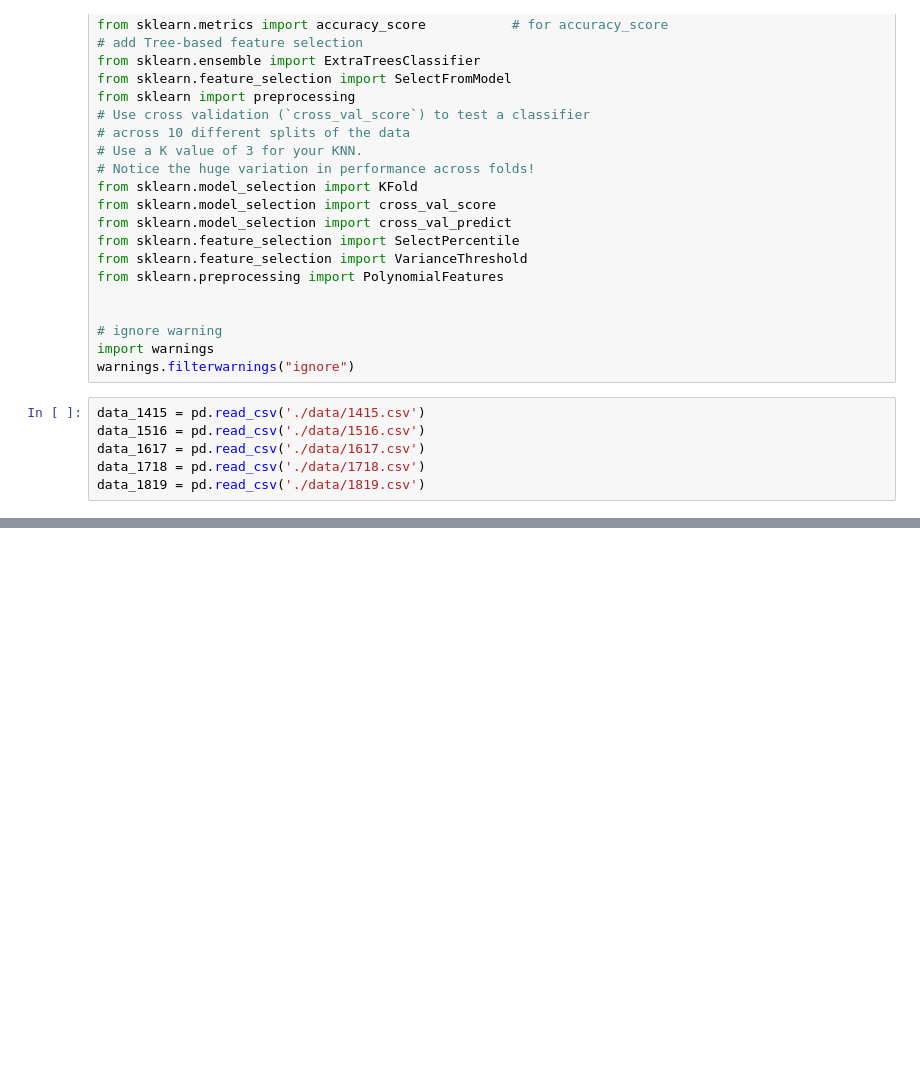
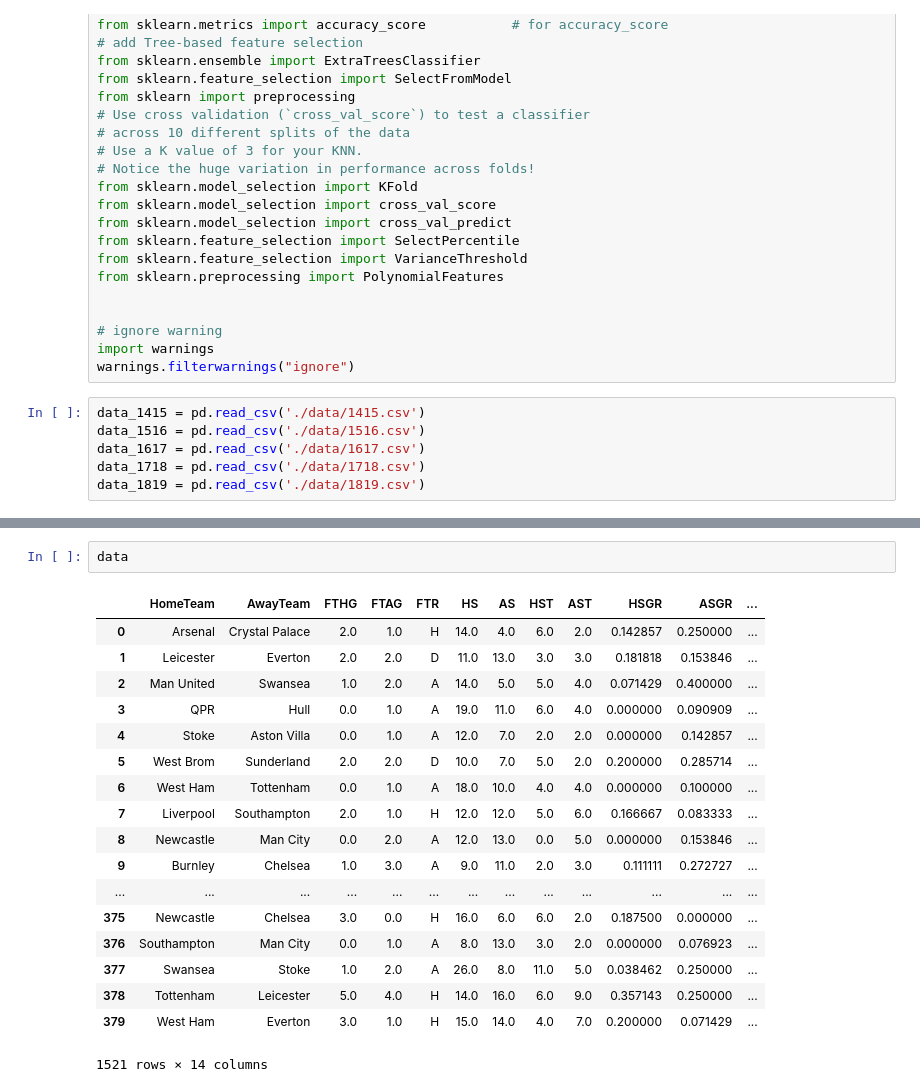
Before and after one commit to info370a-w19-finalproject2/final_project, a Jupyter notebook: won_report.ipynb, the cells around one changed output, grey strips where cells are left out. Saved outputs shown, nothing was run; the diff lists cells and outputs as text; blank space fills up the shorter version.

```diff
--- a/won_report.ipynb
+++ b/won_report.ipynb
@@ -155,0 +83,21 @@ df.head()
+# %%
+data
+# %% [output]
+|  | HomeTeam | AwayTeam | FTHG | FTAG | FTR | HS | AS | HST | AST | HSGR | ASGR | ... |
+| 0 | Arsenal | Crystal Palace | 2.0 | 1.0 | H | 14.0 | 4.0 | 6.0 | 2.0 | 0.142857 | 0.250000 | ... |
+| 1 | Leicester | Everton | 2.0 | 2.0 | D | 11.0 | 13.0 | 3.0 | 3.0 | 0.181818 | 0.153846 | ... |
+| 2 | Man United | Swansea | 1.0 | 2.0 | A | 14.0 | 5.0 | 5.0 | 4.0 | 0.071429 | 0.400000 | ... |
+| 3 | QPR | Hull | 0.0 | 1.0 | A | 19.0 | 11.0 | 6.0 | 4.0 | 0.000000 | 0.090909 | ... |
+| 4 | Stoke | Aston Villa | 0.0 | 1.0 | A | 12.0 | 7.0 | 2.0 | 2.0 | 0.000000 | 0.142857 | ... |
+| 5 | West Brom | Sunderland | 2.0 | 2.0 | D | 10.0 | 7.0 | 5.0 | 2.0 | 0.200000 | 0.285714 | ... |
+| 6 | West Ham | Tottenham | 0.0 | 1.0 | A | 18.0 | 10.0 | 4.0 | 4.0 | 0.000000 | 0.100000 | ... |
+| 7 | Liverpool | Southampton | 2.0 | 1.0 | H | 12.0 | 12.0 | 5.0 | 6.0 | 0.166667 | 0.083333 | ... |
+| 8 | Newcastle | Man City | 0.0 | 2.0 | A | 12.0 | 13.0 | 0.0 | 5.0 | 0.000000 | 0.153846 | ... |
+| 9 | Burnley | Chelsea | 1.0 | 3.0 | A | 9.0 | 11.0 | 2.0 | 3.0 | 0.111111 | 0.272727 | ... |
+| ... | ... | ... | ... | ... | ... | ... | ... | ... | ... | ... | ... | ... |
+| 375 | Newcastle | Chelsea | 3.0 | 0.0 | H | 16.0 | 6.0 | 6.0 | 2.0 | 0.187500 | 0.000000 | ... |
+| 376 | Southampton | Man City | 0.0 | 1.0 | A | 8.0 | 13.0 | 3.0 | 2.0 | 0.000000 | 0.076923 | ... |
+| 377 | Swansea | Stoke | 1.0 | 2.0 | A | 26.0 | 8.0 | 11.0 | 5.0 | 0.038462 | 0.250000 | ... |
+| 378 | Tottenham | Leicester | 5.0 | 4.0 | H | 14.0 | 16.0 | 6.0 | 9.0 | 0.357143 | 0.250000 | ... |
+| 379 | West Ham | Everton | 3.0 | 1.0 | H | 15.0 | 14.0 | 4.0 | 7.0 | 0.200000 | 0.071429 | ... |
+1521 rows × 14 columns
```
Also changed, not shown: parts of 21 cells of this notebook.
